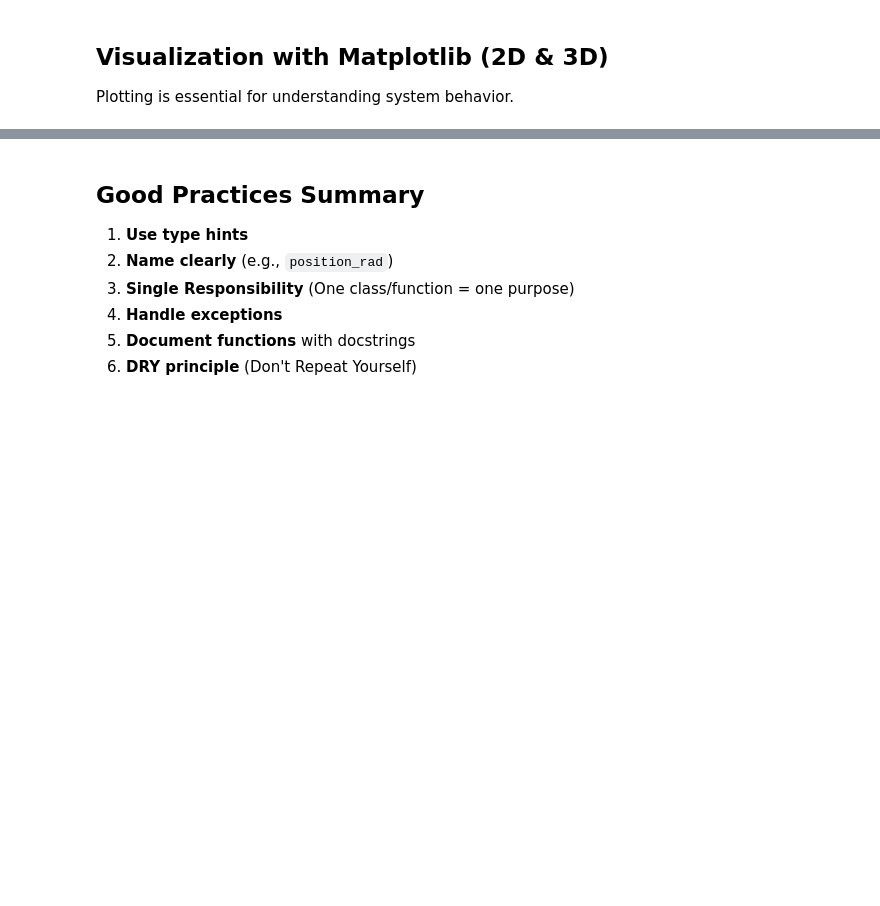
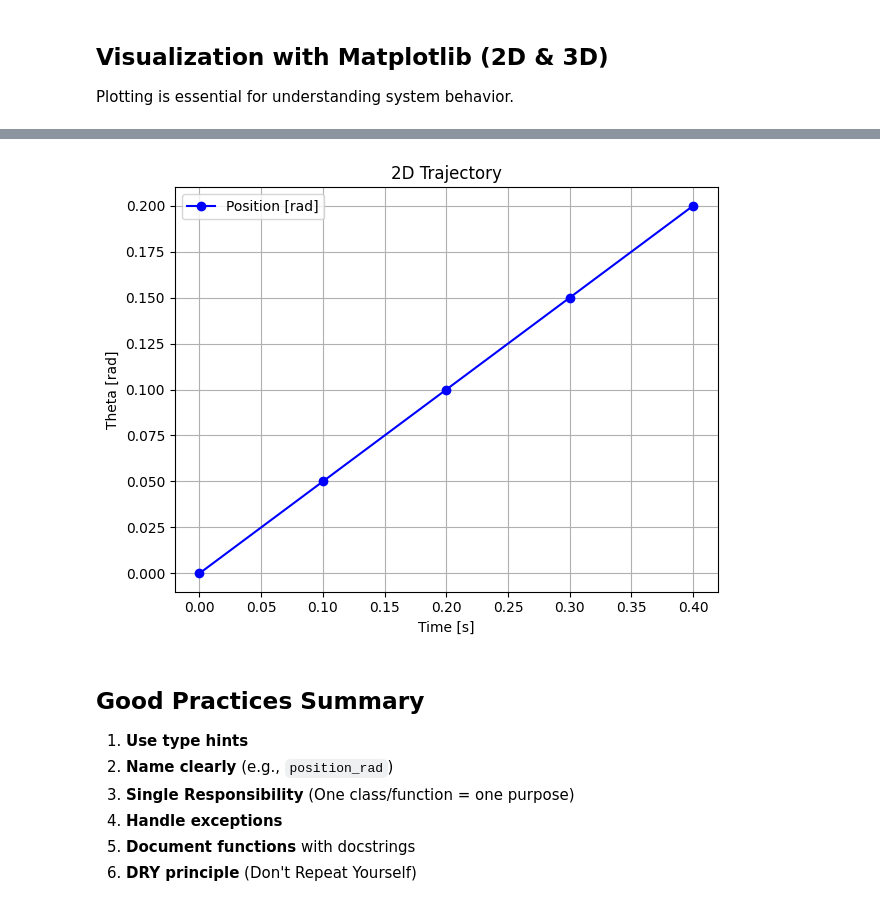
Before and after one commit to TriKnight/PM2, a Jupyter notebook: Lecture_Notes/Chapter-1_Basic-python-programming.ipynb, the cells around one changed output, grey strips where cells are left out. Cells and saved outputs as stored; diff of their text form; code cells hidden in the pictures; blank space fills up the shorter version.

```diff
--- a/Lecture_Notes/Chapter-1_Basic-python-programming.ipynb
+++ b/Lecture_Notes/Chapter-1_Basic-python-programming.ipynb
@@ -130,3 +138,42 @@ plt.show()
+# %%
+import matplotlib.pyplot as plt
+import numpy as np
+
+def plot_mechatronic_data():
+    """
+    Visualizes 2D position data and 3D helical trajectories.
+    Demonstrates professional plotting practices by avoiding global state.
+    """
+    # 1. Generate Data using NumPy (Lecture Topic 2)
+    times = np.linspace(0, 0.4, 5)
+    positions = [0.0, 0.05, 0.1, 0.15, 0.2]
+
+    # Helical trajectory (Spiral)
+    t_3d = np.linspace(0, 4 * np.pi, 100)
+    x = np.cos(t_3d)
+    y = np.sin(t_3d)
+    z = t_3d / (2 * np.pi)
+
+    # 2. Setup Figure (Professional layout)
+    fig = plt.figure(figsize=(12, 5))
+
+    # --- Subplot 1: 2D Trajectory ---
+    ax1 = fig.add_subplot(1, 2, 1)
+    ax1.plot(times, positions, 'b-o', label="Position [rad]")
+    ax1.set_xlabel("Time [s]")
+    ax1.set_ylabel("Theta [rad]")
+    ax1.set_title("2D Trajectory")
+    ax1.grid(True)
+    ax1.legend()
+
+    plt.tight_layout()
+    plt.show()
+
+# Professional Entry Point (Lecture Topic 3)
+if __name__ == "__main__":
+    plot_mechatronic_data()
+# %% [output]
+[figure, added]
 # %% [markdown]
 ## Good Practices Summary
 1. **Use type hints**
```
Also changed, not shown: parts of 14 cells of this notebook, 20 other files.
